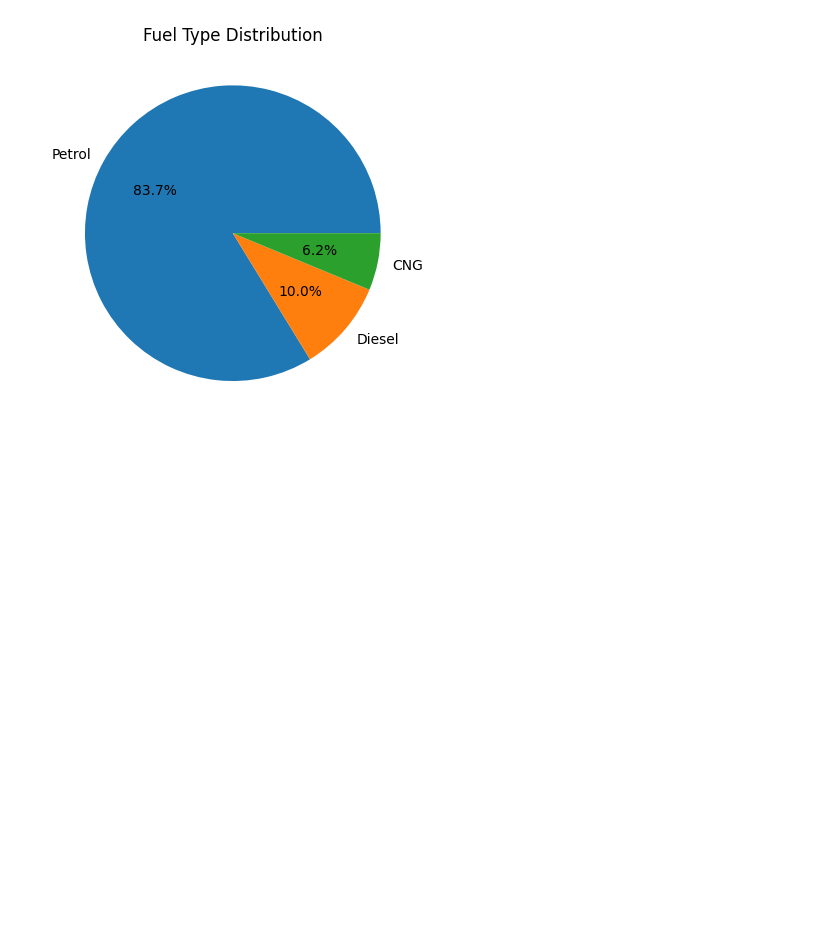
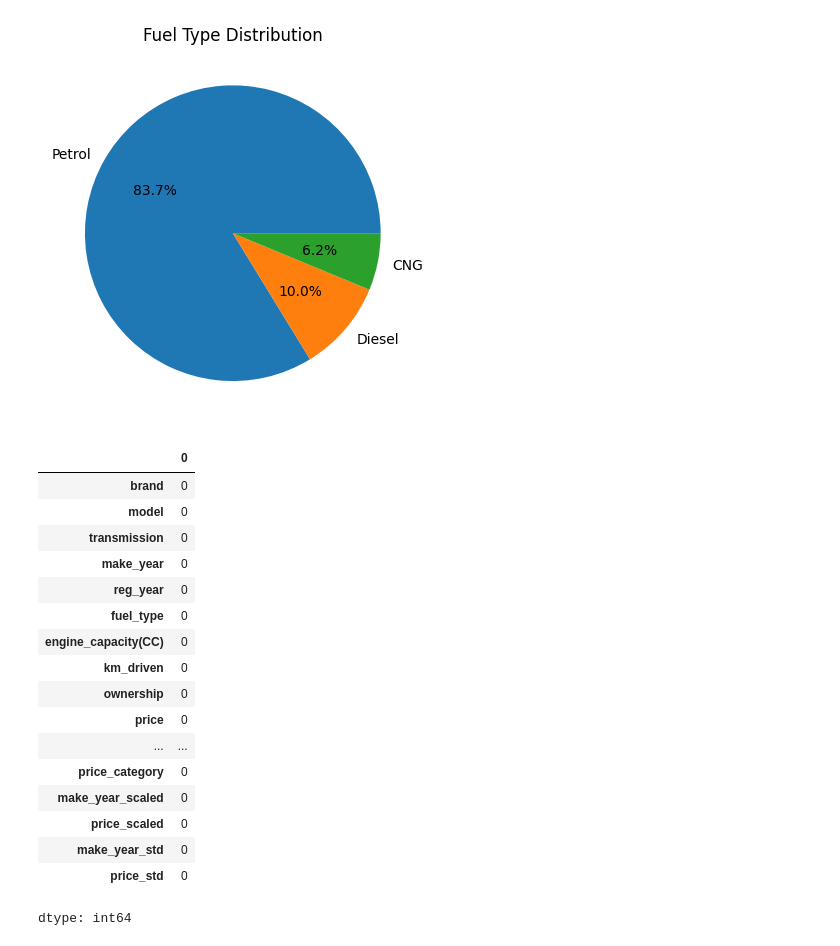
Before and after one commit to kartikasargar/EDA, a Jupyter notebook: Car_Sales_EDA.ipynb, the cells around one changed output. Cells and saved outputs as stored; diff of their text form; code cells hidden in the pictures; blank space fills up the shorter version.

```diff
--- a/Car_Sales_EDA.ipynb
+++ b/Car_Sales_EDA.ipynb
@@ -295,0 +299,21 @@ plt.show()
+# %%
+df.isnull().sum()
+# %% [output]
+|  | 0 |
+| brand | 0 |
+| model | 0 |
+| transmission | 0 |
+| make_year | 0 |
+| reg_year | 0 |
+| fuel_type | 0 |
+| engine_capacity(CC) | 0 |
+| km_driven | 0 |
+| ownership | 0 |
+| price | 0 |
+| ... | ... |
+| price_category | 0 |
+| make_year_scaled | 0 |
+| price_scaled | 0 |
+| make_year_std | 0 |
+| price_std | 0 |
+dtype: int64
```
Also changed, not shown: parts of 4 cells of this notebook.
